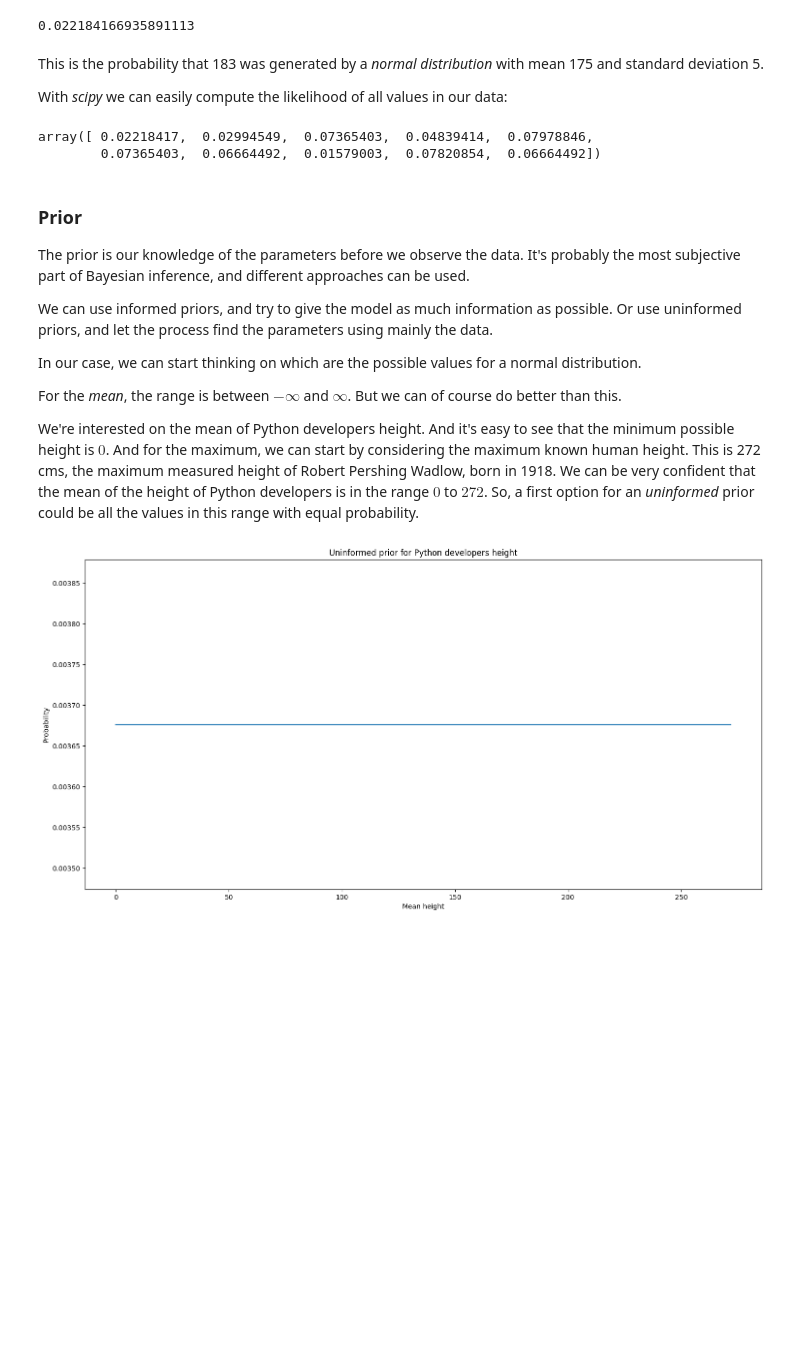
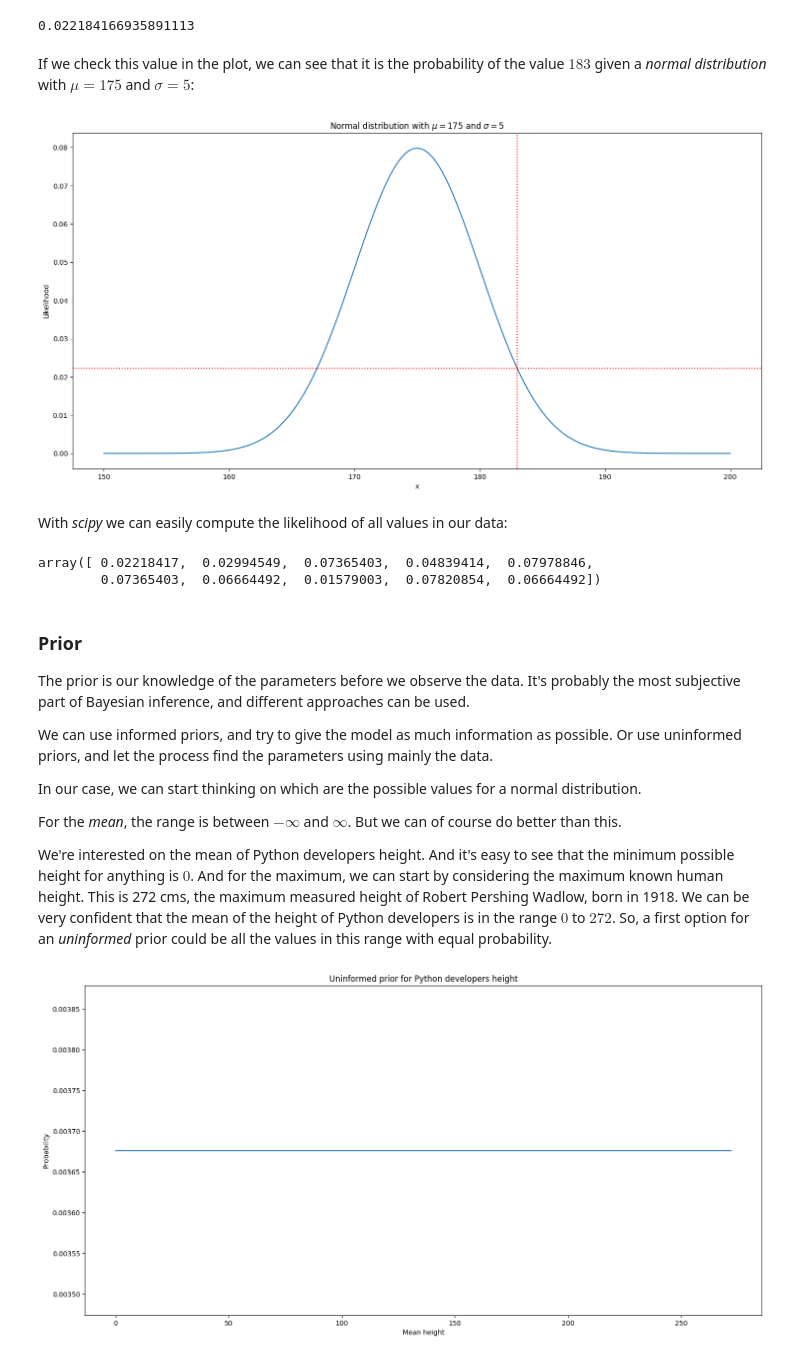
Before and after one commit to roumail/bayesian-tutorials, a Jupyter notebook: Bayesian inference tutorial.ipynb, the cells around one changed output. Saved outputs shown, nothing was run; the diff lists cells and outputs as text; code cells hidden in the pictures; blank space fills up the shorter version.

```diff
--- a/Bayesian inference tutorial.ipynb
+++ b/Bayesian inference tutorial.ipynb
@@ -133,8 +145,30 @@ import math
 # %% [output]
 0.022184166935891113
+# %% [markdown]
+If we check this value in the plot, we can see that it is the probability of the value $183$ given a *normal distribution* with $\mu=175$ and $\sigma=5$:
+# %%
+import math
+import numpy
+import scipy.stats
+from matplotlib import pyplot
+
+likelihood_183 = 1. / math.sqrt(2 * math.pi * (5 **2)) * math.exp(-((183 - 175) ** 2) / (2 * (5 ** 2)))
+
+mu = 175.
+sigma = 5.
+
+x = numpy.linspace(150., 200., 501)
+likelihood = scipy.stats.norm.pdf(x, mu, sigma)
+
+pyplot.plot(x, likelihood)
+pyplot.xlabel('x')
+pyplot.ylabel('Likelihood')
+pyplot.title('Normal distribution with $\mu=175$ and $\sigma=5$')
+pyplot.axvline(x=183, color='red', linestyle=':')
+pyplot.axhline(likelihood_183, color='red', linestyle=':');
+# %% [output]
+[figure, added]
 # %% [markdown]
-This is the probability that 183 was generated by a *normal distribution* with mean 175 and standard deviation 5.
-
 With *scipy* we can easily compute the likelihood of all values in our data:
 # %%
 import scipy.stats
@@ -159,7 +193,7 @@ In our case, we can start thinking on which are the possible values for a normal
 
 For the *mean*, the range is between $-\infty$ and $\infty$. But we can of course do better than this.
 
-We're interested on the mean of Python developers height. And it's easy to see that the minimum possible height is $0$. And for the maximum, we can start by considering the maximum known human height. This is 272 cms, the maximum measured height of Robert Pershing Wadlow, born in 1918. We can be very confident that the mean of the height of Python developers is in the range $0$ to $272$. So, a first option for an *uninformed* prior could be all the values in this range with equal probability.
+We're interested on the mean of Python developers height. And it's easy to see that the minimum possible height for anything is $0$. And for the maximum, we can start by considering the maximum known human height. This is 272 cms, the maximum measured height of Robert Pershing Wadlow, born in 1918. We can be very confident that the mean of the height of Python developers is in the range $0$ to $272$. So, a first option for an *uninformed* prior could be all the values in this range with equal probability.
 # %%
 import numpy
 import scipy.stats
```
Also changed, not shown: parts of 25 cells of this notebook.
